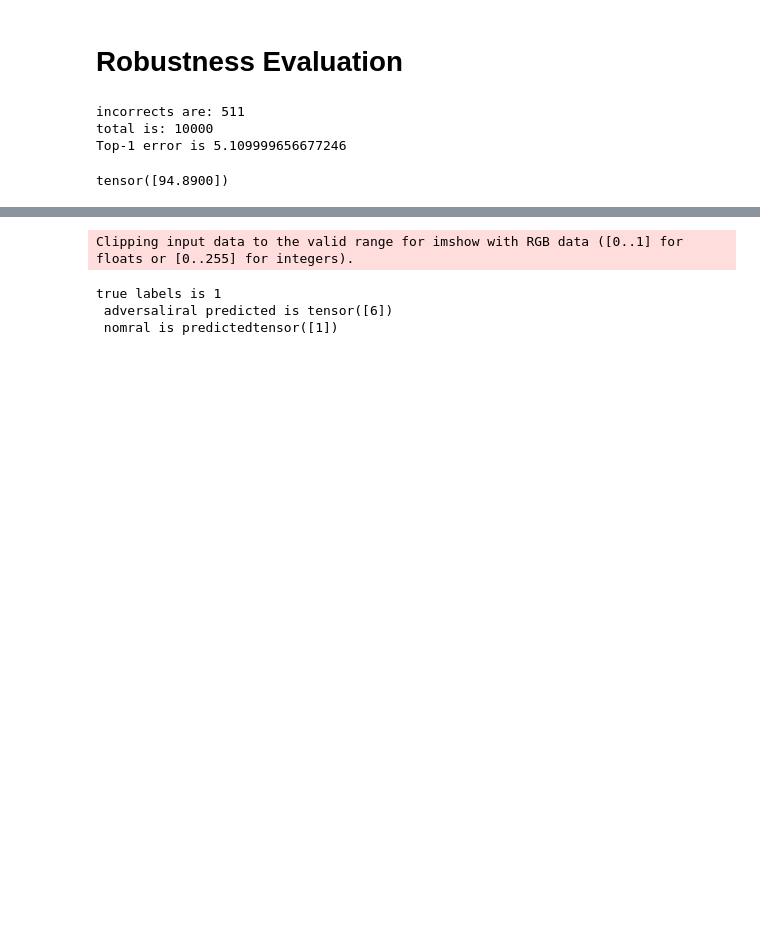
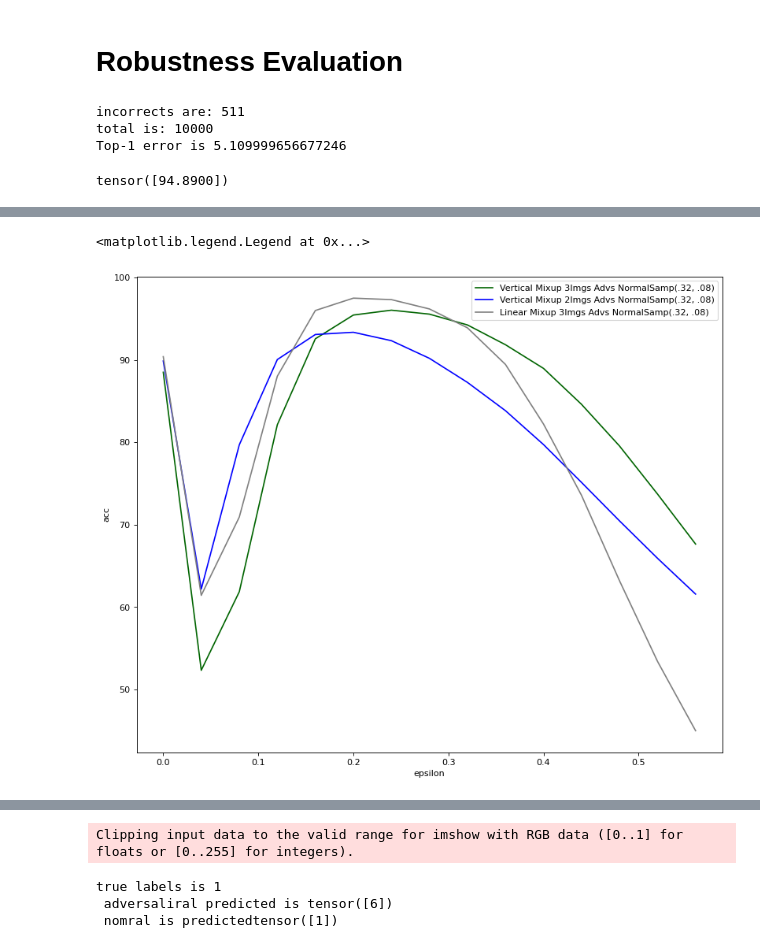
Before and after one commit to imohammad12/Mixing-Augmentation, a Jupyter notebook: Adversarially-training-mixed/train.ipynb, the cells around one changed output, grey strips where cells are left out. Saved outputs shown, nothing was run; the diff lists cells and outputs as text; code cells hidden in the pictures; blank space fills up the shorter version.

```diff
--- a/Adversarially-training-mixed/train.ipynb
+++ b/Adversarially-training-mixed/train.ipynb
@@ -677,4 +720,21 @@ Top-1 error is 84.33999633789062
 ... (3 outputs left out)
+# %%
+from matplotlib.pyplot import figure
+
+figure(figsize=(12, 10), dpi=80)
+
+plt.xlabel('epsilon'); plt.ylabel('acc');
+
+plt.plot(eps_list, to_acc_tensor(err_testing_samp), c='darkgreen')
+# plt.plot(eps_list, to_acc_tensor(err_SampEps_32_08_Vertical_3samp), c='black')
+# plt.plot(eps_list, to_acc_tensor(err_SampEps_32_08_Vertical_2samp), c='gold')
+plt.plot(eps_list, to_acc_tensor(err_SampEps_32_08_linear_3samp), c='b')
+plt.plot(eps_list, to_acc_tensor(err_SampEps_32_08), c='gray')
+
+plt.legend(['Vertical Mixup 3Imgs Advs NormalSamp(.32, .08)','Vertical Mixup 2Imgs Advs NormalSamp(.32, .08)','Linear Mixup 3Imgs Advs NormalSamp(.32, .08)', 'Mixup Advs 2Imgs NormalSamp(.32, .08)',])
+# %% [output]
+<matplotlib.legend.Legend at 0x...>
+[figure, added]
 # %%
 from matplotlib.pyplot import figure
 
```
Also changed, not shown: parts of 21 cells of this notebook, 11 other files.
